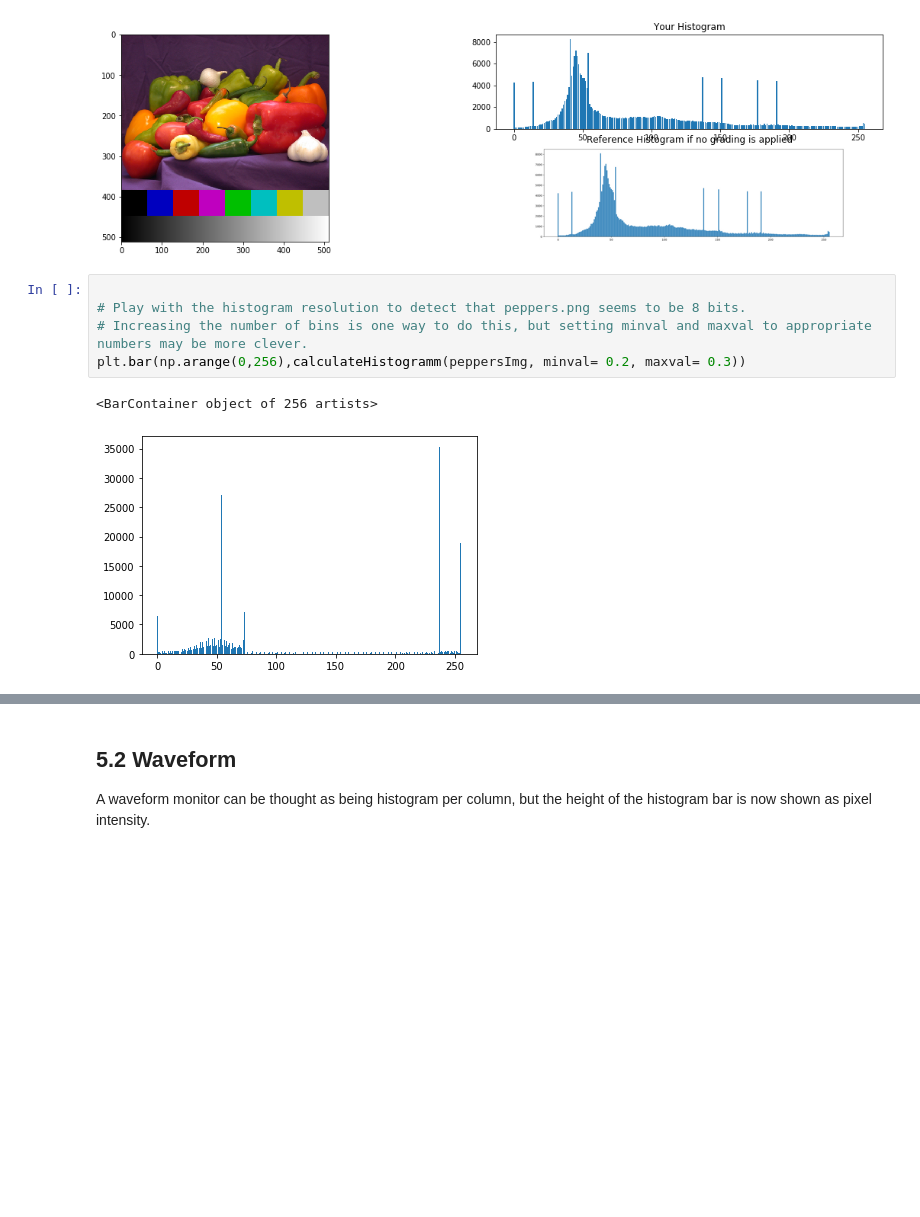
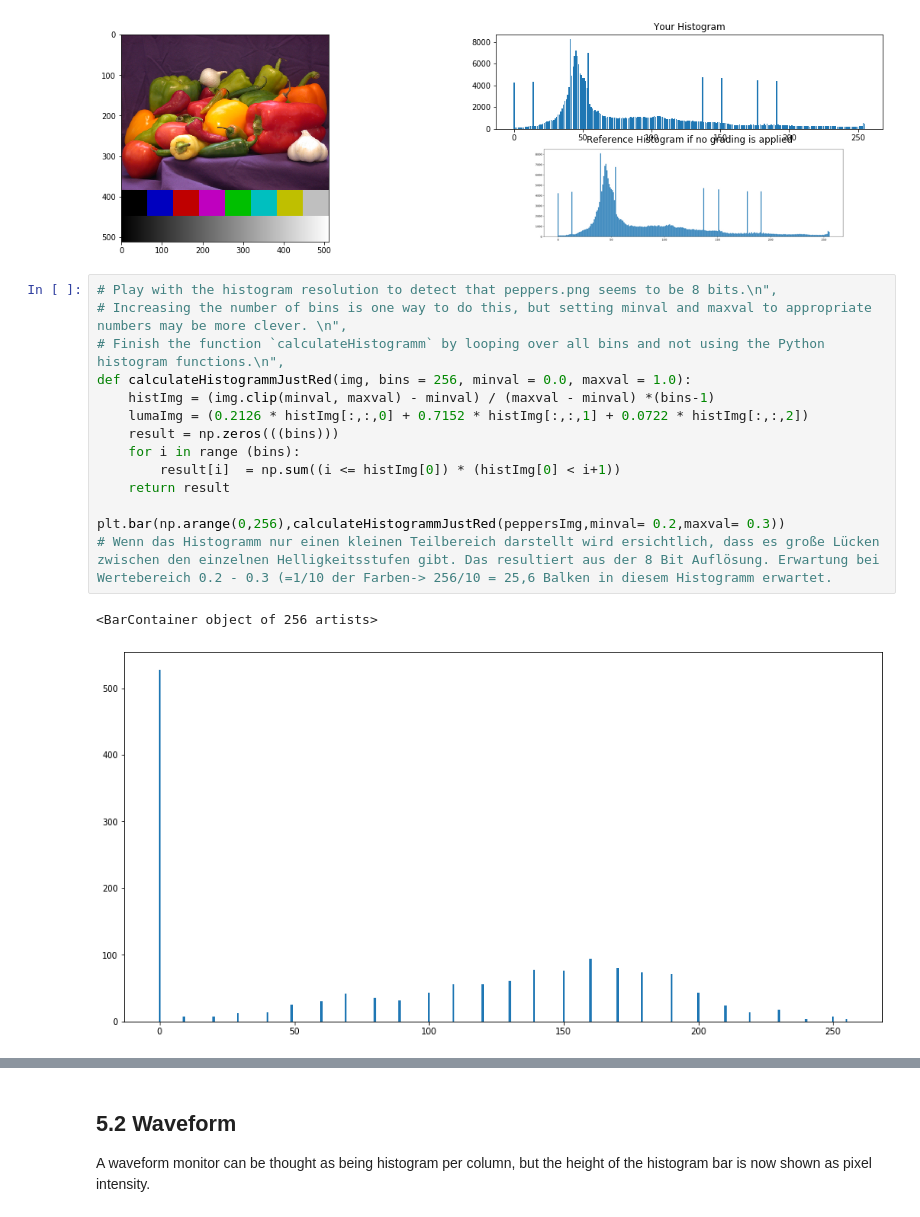
Before and after one commit to kilianeifler/Filmtechnik_HdM, a Jupyter notebook: Ex_5/Exercise_05_Group_03_KKE.ipynb, the cells around one changed output, grey strips where cells are left out. Drawn from its saved outputs; the diff is of its cells as text; blank space fills up the shorter version.

```diff
--- a/Ex_5/Exercise_05_Group_03_KKE.ipynb
+++ b/Ex_5/Exercise_05_Group_03_KKE.ipynb
@@ -276,13 +278,22 @@ plt.title("Reference Histogram if no grading is applied");
 # %% [output]
 [figure]
 # %%
+# Play with the histogram resolution to detect that peppers.png seems to be 8 bits.\n",
+# Increasing the number of bins is one way to do this, but setting minval and maxval to appropriate numbers may be more clever. \n",
+# Finish the function `calculateHistogramm` by looping over all bins and not using the Python histogram functions.\n",
+def calculateHistogrammJustRed(img, bins = 256, minval = 0.0, maxval = 1.0):
+    histImg = (img.clip(minval, maxval) - minval) / (maxval - minval) *(bins-1)
+    lumaImg = (0.2126 * histImg[:,:,0] + 0.7152 * histImg[:,:,1] + 0.0722 * histImg[:,:,2])
+    result = np.zeros(((bins)))
+    for i in range (bins):
+        result[i]  = np.sum((i <= histImg[0]) * (histImg[0] < i+1))
+    return result
 
-# Play with the histogram resolution to detect that peppers.png seems to be 8 bits.
-# Increasing the number of bins is one way to do this, but setting minval and maxval to appropriate numbers may be more clever.
-plt.bar(np.arange(0,256),calculateHistogramm(peppersImg, minval= 0.2, maxval= 0.3))
+plt.bar(np.arange(0,256),calculateHistogrammJustRed(peppersImg,minval= 0.2,maxval= 0.3))
+# Wenn das Histogramm nur einen kleinen Teilbereich darstellt wird ersichtlich, dass es große Lücken zwischen den einzelnen Helligkeitsstufen gibt. Das resultiert aus der 8 Bit Auflösung. Erwartung bei Wertebereich 0.2 - 0.3 (=1/10 der Farben-> 256/10 = 25,6 Balken in diesem Histogramm erwartet.
 # %% [output]
 <BarContainer object of 256 artists>
-[figure, old version]
+[figure, new version]
 # %%
 from scipy.misc import imresize
 # Try to hide the fact that peppers.png is only 8bits by resizing it.
```
Also changed, not shown: parts of 2 cells of this notebook.
